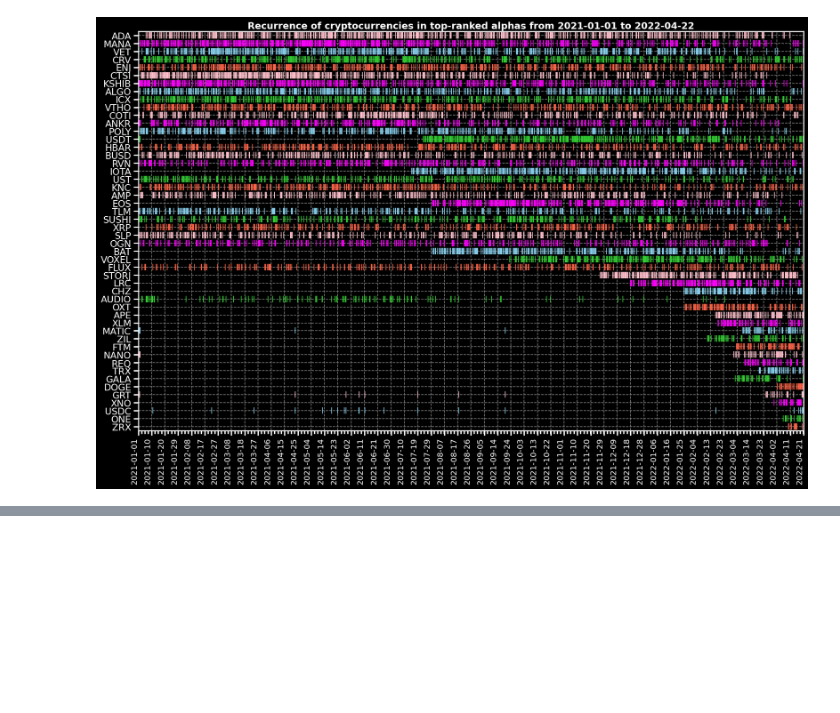
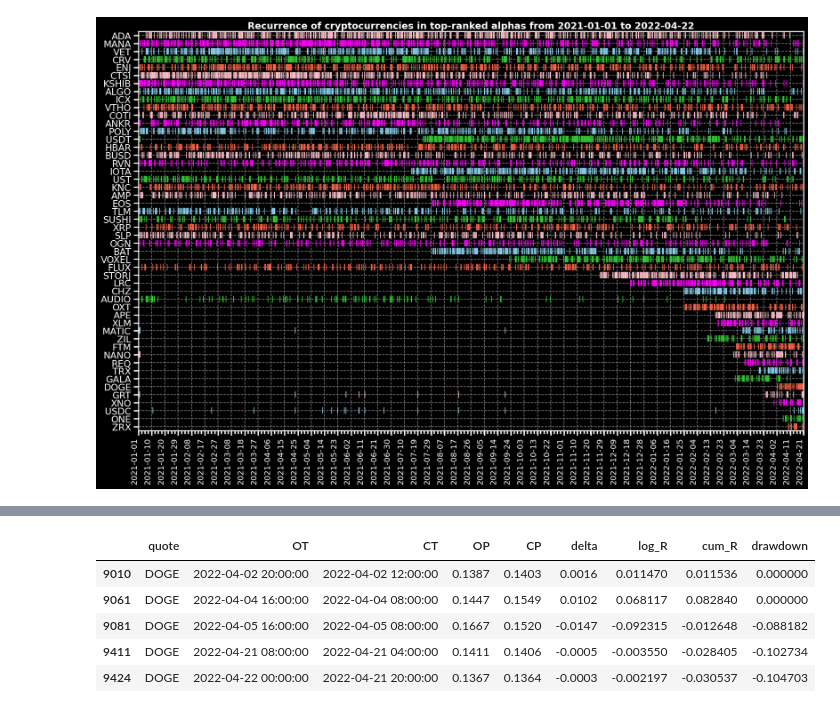
Before and after one commit to gsolaril/topCMC, a Jupyter notebook: Main report.ipynb, the cells around one changed output, grey strips where cells are left out. Saved outputs shown, nothing was run; the diff lists cells and outputs as text; code cells hidden in the pictures; blank space fills up the shorter version.

```diff
--- a/Main report.ipynb
+++ b/Main report.ipynb
@@ -499,0 +294,16 @@ dtype: float64
+# %%
+trades = alpha.report()
+bQuote = "DOGE" # numpy.random.choice(quotes)
+trades = trades.loc[trades["quote"] == bQuote]
+cumReturns = numpy.exp(trades["log_R"].cumsum())
+trades["cum_R"] = cumReturns - 1
+trades["drawdown"] = cumReturns / cumReturns.cummax() - 1
+t1, t2 = trades["OT"].iloc[0], trades["CT"].iloc[-1]
+trades.iloc[[0, 1, 2, -2, -1]] # First and last trades.
+# %% [output]
+|  | quote | OT | CT | OP | CP | delta | log_R | cum_R | drawdown |
+| 9010 | DOGE | 2022-04-02 20:00:00 | 2022-04-02 12:00:00 | 0.1387 | 0.1403 | 0.0016 | 0.011470 | 0.011536 | 0.000000 |
+| 9061 | DOGE | 2022-04-04 16:00:00 | 2022-04-04 08:00:00 | 0.1447 | 0.1549 | 0.0102 | 0.068117 | 0.082840 | 0.000000 |
+| 9081 | DOGE | 2022-04-05 16:00:00 | 2022-04-05 08:00:00 | 0.1667 | 0.1520 | -0.0147 | -0.092315 | -0.012648 | -0.088182 |
+| 9411 | DOGE | 2022-04-21 08:00:00 | 2022-04-21 04:00:00 | 0.1411 | 0.1406 | -0.0005 | -0.003550 | -0.028405 | -0.102734 |
+| 9424 | DOGE | 2022-04-22 00:00:00 | 2022-04-21 20:00:00 | 0.1367 | 0.1364 | -0.0003 | -0.002197 | -0.030537 | -0.104703 |
```
Also changed, not shown: parts of 19 cells of this notebook, 1 other file.
